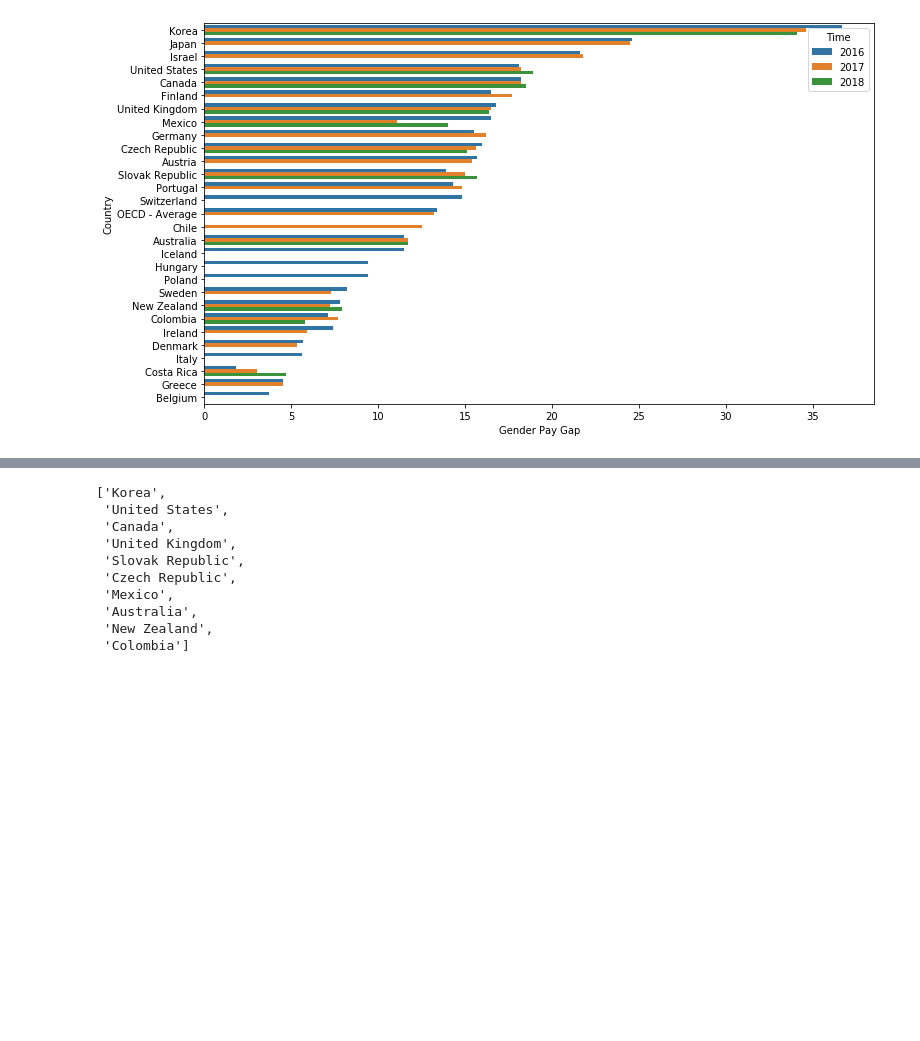
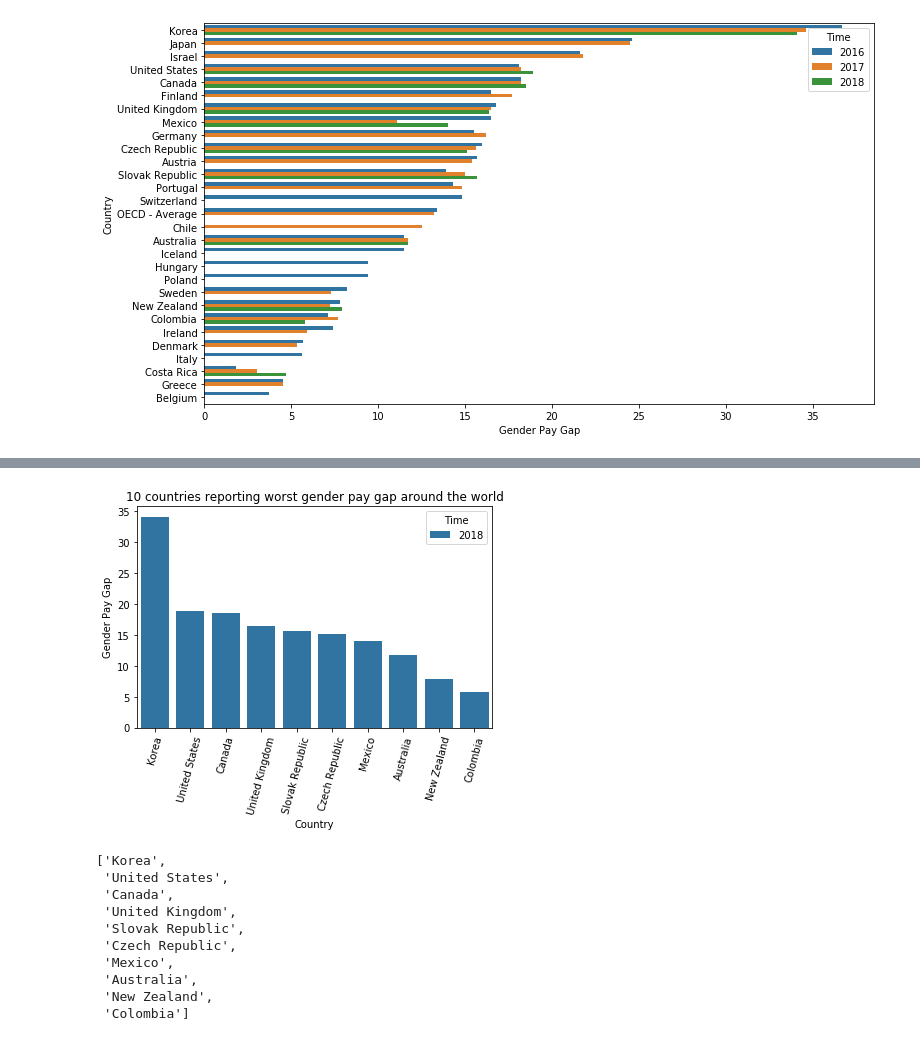
Before and after one commit to Ads2020Group6/data-exploration, a Jupyter notebook: Country-wise visualization - Shivangi.ipynb, the cells around one changed output, grey strips where cells are left out. Drawn from its saved outputs; the diff is of its cells as text; code cells hidden in the pictures; blank space fills up the shorter version.

```diff
--- a/Country-wise visualization - Shivangi.ipynb
+++ b/Country-wise visualization - Shivangi.ipynb
@@ -156,0 +155,9 @@ ax.figure.savefig('Visualizations/Top10Countries.png')
+# %%
+fig = plt.figure(figsize=(6,5))
+ax = sns.barplot(y='Gender Pay Gap', x='Country',data=data_2018[0:10],hue='Time',)
+ax.set_title("10 countries reporting worst gender pay gap around the world")
+#plotting the top 10 worst gender pay gaps
+ax.set_xticklabels(ax.get_xticklabels(),rotation=75)
+plt.tight_layout()
+# %% [output]
+[figure, added]
```
Also changed, not shown: parts of 6 cells of this notebook, 3 other files.
